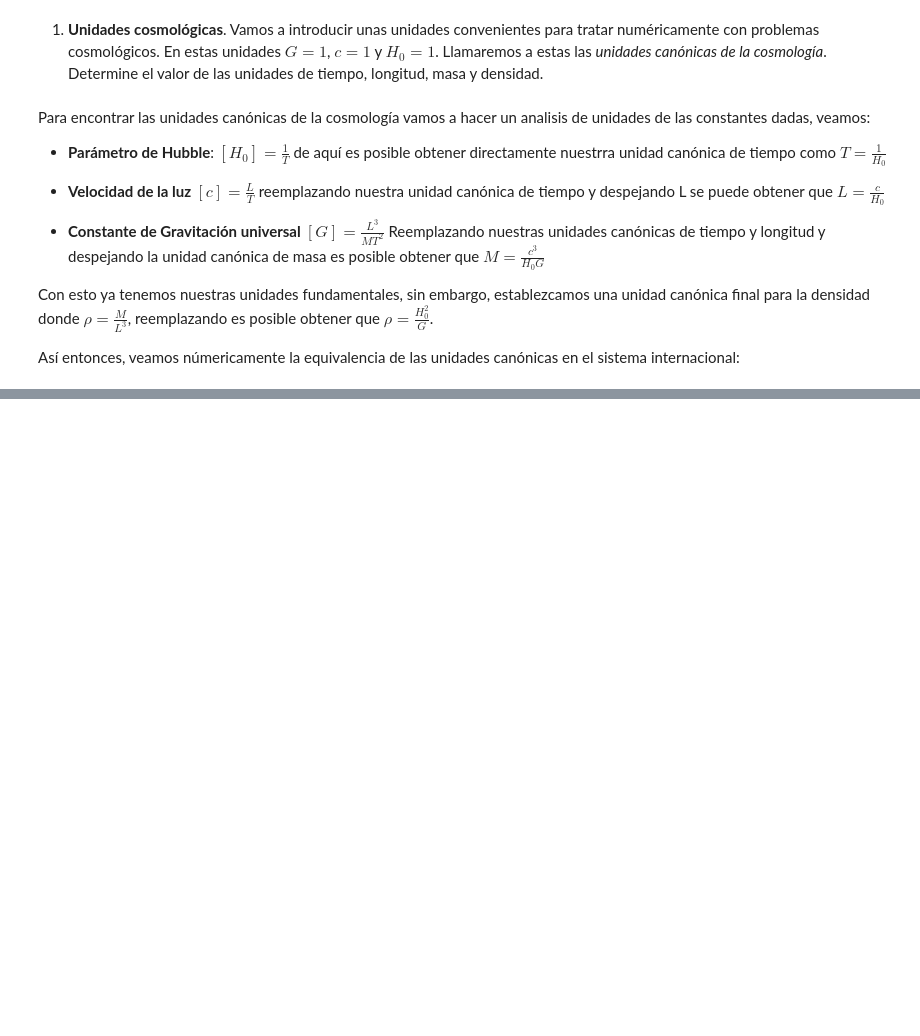
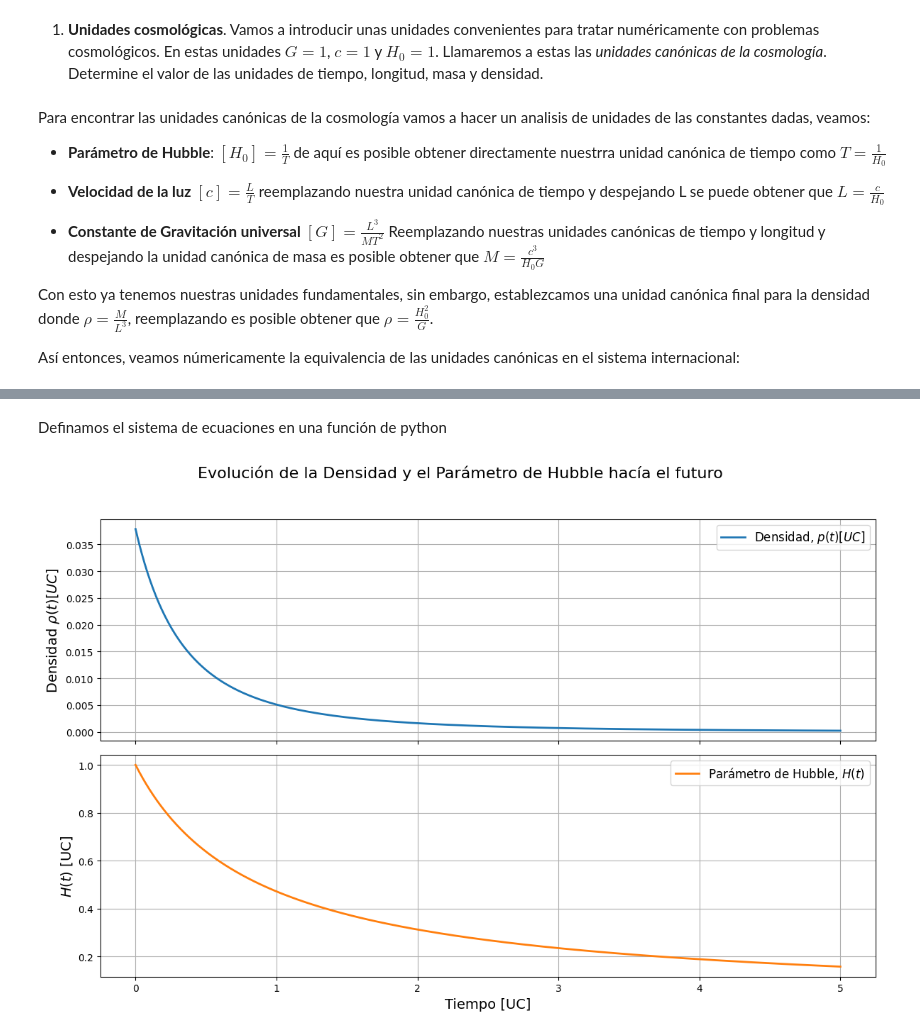
Before and after one commit to andromedalactea/Continuus_Mechanics, a Jupyter notebook: Homeworks/MCON_Tarea5_ModelosCosmológicos.ipynb, the cells around one changed output, grey strips where cells are left out. Drawn from its saved outputs; the diff is of its cells as text; code cells hidden in the pictures; blank space fills up the shorter version.

```diff
--- a/Homeworks/MCON_Tarea5_ModelosCosmológicos.ipynb
+++ b/Homeworks/MCON_Tarea5_ModelosCosmológicos.ipynb
@@ -202,0 +241,63 @@ Densidad: 7.93e-26 kg/m^3
+# %% [markdown]
+Definamos el sistema de ecuaciones en una función de python
+# %%
+# Definir el sistema de ecuaciones diferenciales
+def equations(y, t):
+    """
+    Sistema de ecuaciones diferenciales.
+
+    Parámetros:
+    y (list): Lista de condiciones iniciales [p, H].
+    t (float): Tiempo.
+
+    Retorna:
+    list: Derivadas [dpdt, dHdt].
+    """
+    p, H = y
+    dpdt = -3 * p * H
+    dHdt = -(H ** 2) - (4 * np.pi / 3) * G * p
+    return [dpdt, dHdt]
+# %%
+rho_0 = 3e-27/ Urho  # Densidad inicial en unidades canónicas
+
+# Condiciones iniciales
+y0 = [rho_0, H0]
+
+# Tiempo de integración
+t = np.linspace(0, 5, 1000)
+
+# Integración usando odeint
+solution = odeint(equations, y0, t)
+
+# Separar las soluciones
+p_t = solution[:, 0]
+H_t = solution[:, 1]
+
+
+
+# Crear las gráficas
+fig, axs = plt.subplots(2, 1, figsize=(12, 8), sharex=True)
+
+# Gráfica de la densidad
+axs[0].plot(t, p_t, label='Densidad, $p(t) [UC]$', color='tab:blue', linewidth=2)
+axs[0].set_ylabel(r'Densidad $\rho(t) [UC]$', fontsize=14)
+axs[0].legend(fontsize=12)
+axs[0].grid(True)
+
+# Gráfica del parámetro de Hubble
+axs[1].plot(t, H_t, label='Parámetro de Hubble, $H(t)$', color='tab:orange', linewidth=2)
+axs[1].set_xlabel('Tiempo [UC]', fontsize=14)
+axs[1].set_ylabel('$H(t)$ [UC]', fontsize=14)
+axs[1].legend(fontsize=12)
+axs[1].grid(True)
+
+# Título general
+fig.suptitle('Evolución de la Densidad y el Parámetro de Hubble hacía el futuro', fontsize=16)
+
+# Ajustar el diseño
+plt.tight_layout(rect=[0, 0, 1, 0.95])
+
+# Mostrar las gráficas
+plt.show()
+# %% [output]
+[figure, added]
```
Also changed, not shown: parts of 18 cells of this notebook.
